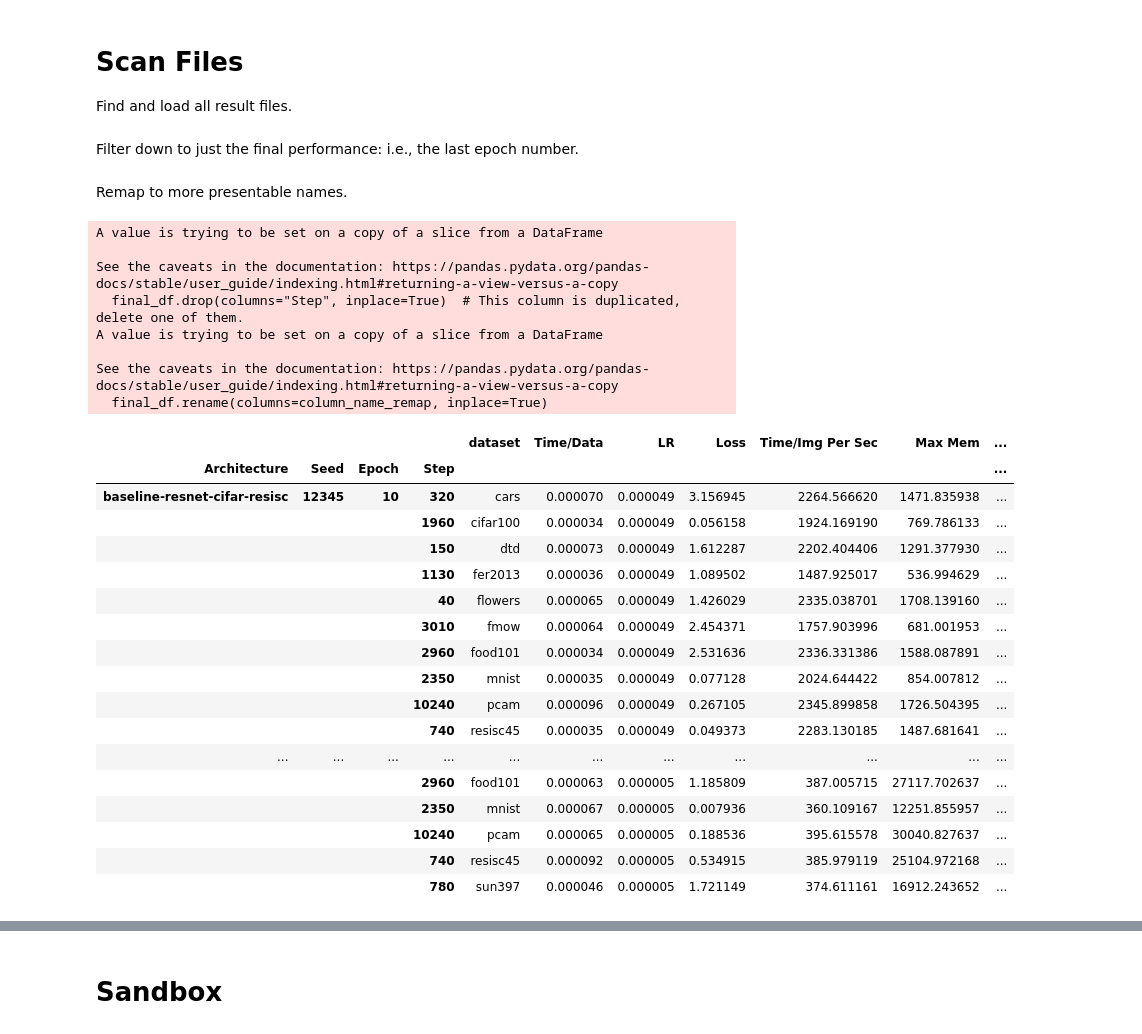
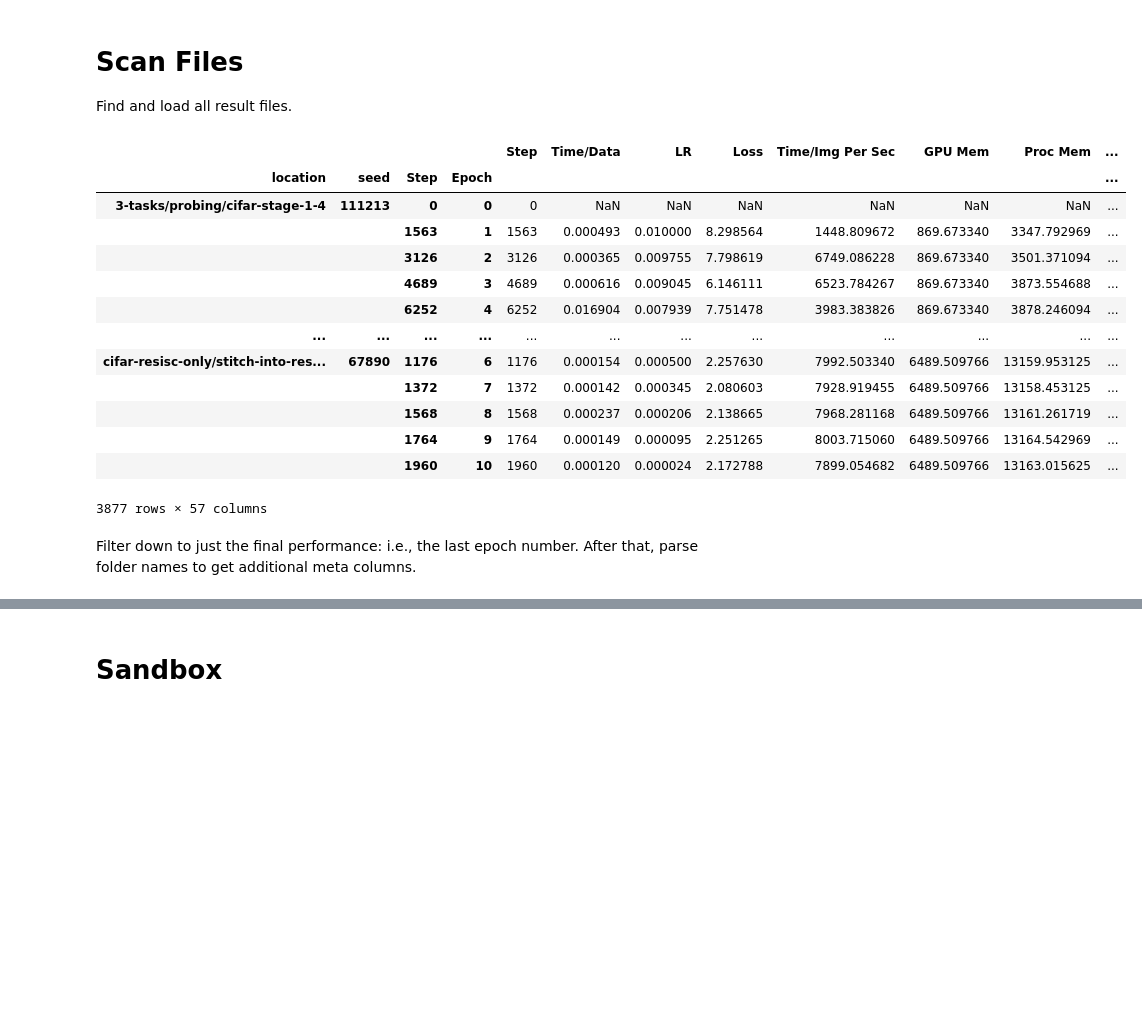
Before and after one commit to uvm-neurobotics-lab/stitching, a Jupyter notebook: src/moe-stitch.ipynb, the cells around one changed output, grey strips where cells are left out. Saved outputs shown, nothing was run; the diff lists cells and outputs as text; code cells hidden in the pictures; blank space fills up the shorter version.

Commit message:
Big updates to python notebooks
To allow processing results from parallel stitching pairs of models.

```diff
--- a/src/moe-stitch.ipynb
+++ b/src/moe-stitch.ipynb
@@ -43,8 +43,26 @@ Using 8 cores.
 
 Find and load all result files.
 # %%
-project_name = "moe"
+project_name = "moe/conv4/multitask"
 proj_dir = Path("../experiments") / project_name
-full_df = load_result_dataframe(proj_dir, calc_sizes=False)
+# %%
+full_df = load_result_dataframe(proj_dir, calc_sizes=False, meta_required=False, include_location=True)
+# %%
+full_df
+# %% [output]
+|  |  |  |  | Step | Time/Data | LR | Loss | Time/Img Per Sec | GPU Mem | Proc Mem | ... |
+| location | seed | Step | Epoch |  |  |  |  |  |  |  | ... |
+| 3-tasks/probing/cifar-stage-1-4 | 111213 | 0 | 0 | 0 | NaN | NaN | NaN | NaN | NaN | NaN | ... |
+|  |  | 1563 | 1 | 1563 | 0.000493 | 0.010000 | 8.298564 | 1448.809672 | 869.673340 | 3347.792969 | ... |
+|  |  | 3126 | 2 | 3126 | 0.000365 | 0.009755 | 7.798619 | 6749.086228 | 869.673340 | 3501.371094 | ... |
+|  |  | 4689 | 3 | 4689 | 0.000616 | 0.009045 | 6.146111 | 6523.784267 | 869.673340 | 3873.554688 | ... |
+|  |  | 6252 | 4 | 6252 | 0.016904 | 0.007939 | 7.751478 | 3983.383826 | 869.673340 | 3878.246094 | ... |
+| ... | ... | ... | ... | ... | ... | ... | ... | ... | ... | ... | ... |
+| cifar-resisc-only/stitch-into-res... | 67890 | 1176 | 6 | 1176 | 0.000154 | 0.000500 | 2.257630 | 7992.503340 | 6489.509766 | 13159.953125 | ... |
+|  |  | 1372 | 7 | 1372 | 0.000142 | 0.000345 | 2.080603 | 7928.919455 | 6489.509766 | 13158.453125 | ... |
+|  |  | 1568 | 8 | 1568 | 0.000237 | 0.000206 | 2.138665 | 7968.281168 | 6489.509766 | 13161.261719 | ... |
+|  |  | 1764 | 9 | 1764 | 0.000149 | 0.000095 | 2.251265 | 8003.715060 | 6489.509766 | 13164.542969 | ... |
+|  |  | 1960 | 10 | 1960 | 0.000120 | 0.000024 | 2.172788 | 7899.054682 | 6489.509766 | 13163.015625 | ... |
+3877 rows × 57 columns
 # %% [markdown]
-Filter down to just the final performance: i.e., the last epoch number.
+Filter down to just the final performance: i.e., the last epoch number. After that, parse folder names to get additional meta columns.
@@ -53,50 +68,0 @@ final_df = last_epoch_only(full_df)
-# %% [markdown]
-Remap to more presentable names.
-# %%
-# First just reset the whole index so we can use them as columns.
-final_df.drop(columns="Step", inplace=True)  # This column is duplicated, delete one of them.
-final_df.reset_index(inplace=True)
-
-column_name_remap = {
-    "arch": "Architecture",
-    "adapter": "Adapter",
-    "seed": "Seed",
-    "num_params": "# params",
-    "num_trainable_params": "# trainable params",
-    "num_flops": "# FLOPs",
-    "Overall/Train Loss": "Train Loss",
-    "Overall/Train Accuracy": "Train Accuracy",
-    "Overall/Test Accuracy": "Test Accuracy",
-}
-final_df.rename(columns=column_name_remap, inplace=True)
-
-# Set a new, clean index.
-final_df.set_index(["Architecture", "Seed", "Epoch", "Step"], inplace=True)
-final_df
-# %% [output]
-A value is trying to be set on a copy of a slice from a DataFrame
-
-See the caveats in the documentation: https://pandas.pydata.org/pandas-docs/stable/user_guide/indexing.html#returning-a-view-versus-a-copy
-  final_df.drop(columns="Step", inplace=True)  # This column is duplicated, delete one of them.
-A value is trying to be set on a copy of a slice from a DataFrame
-
-See the caveats in the documentation: https://pandas.pydata.org/pandas-docs/stable/user_guide/indexing.html#returning-a-view-versus-a-copy
-  final_df.rename(columns=column_name_remap, inplace=True)
-|  |  |  |  | dataset | Time/Data | LR | Loss | Time/Img Per Sec | Max Mem | ... |
-| Architecture | Seed | Epoch | Step |  |  |  |  |  |  | ... |
-| baseline-resnet-cifar-resisc | 12345 | 10 | 320 | cars | 0.000070 | 0.000049 | 3.156945 | 2264.566620 | 1471.835938 | ... |
-|  |  |  | 1960 | cifar100 | 0.000034 | 0.000049 | 0.056158 | 1924.169190 | 769.786133 | ... |
-|  |  |  | 150 | dtd | 0.000073 | 0.000049 | 1.612287 | 2202.404406 | 1291.377930 | ... |
-|  |  |  | 1130 | fer2013 | 0.000036 | 0.000049 | 1.089502 | 1487.925017 | 536.994629 | ... |
-|  |  |  | 40 | flowers | 0.000065 | 0.000049 | 1.426029 | 2335.038701 | 1708.139160 | ... |
-|  |  |  | 3010 | fmow | 0.000064 | 0.000049 | 2.454371 | 1757.903996 | 681.001953 | ... |
-|  |  |  | 2960 | food101 | 0.000034 | 0.000049 | 2.531636 | 2336.331386 | 1588.087891 | ... |
-|  |  |  | 2350 | mnist | 0.000035 | 0.000049 | 0.077128 | 2024.644422 | 854.007812 | ... |
-|  |  |  | 10240 | pcam | 0.000096 | 0.000049 | 0.267105 | 2345.899858 | 1726.504395 | ... |
-|  |  |  | 740 | resisc45 | 0.000035 | 0.000049 | 0.049373 | 2283.130185 | 1487.681641 | ... |
-| ... | ... | ... | ... | ... | ... | ... | ... | ... | ... | ... |
-|  |  |  | 2960 | food101 | 0.000063 | 0.000005 | 1.185809 | 387.005715 | 27117.702637 | ... |
-|  |  |  | 2350 | mnist | 0.000067 | 0.000005 | 0.007936 | 360.109167 | 12251.855957 | ... |
-|  |  |  | 10240 | pcam | 0.000065 | 0.000005 | 0.188536 | 395.615578 | 30040.827637 | ... |
-|  |  |  | 740 | resisc45 | 0.000092 | 0.000005 | 0.534915 | 385.979119 | 25104.972168 | ... |
-|  |  |  | 780 | sun397 | 0.000046 | 0.000005 | 1.721149 | 374.611161 | 16912.243652 | ... |
```
Also changed, not shown: parts of 14 cells of this notebook, 1 other file.
